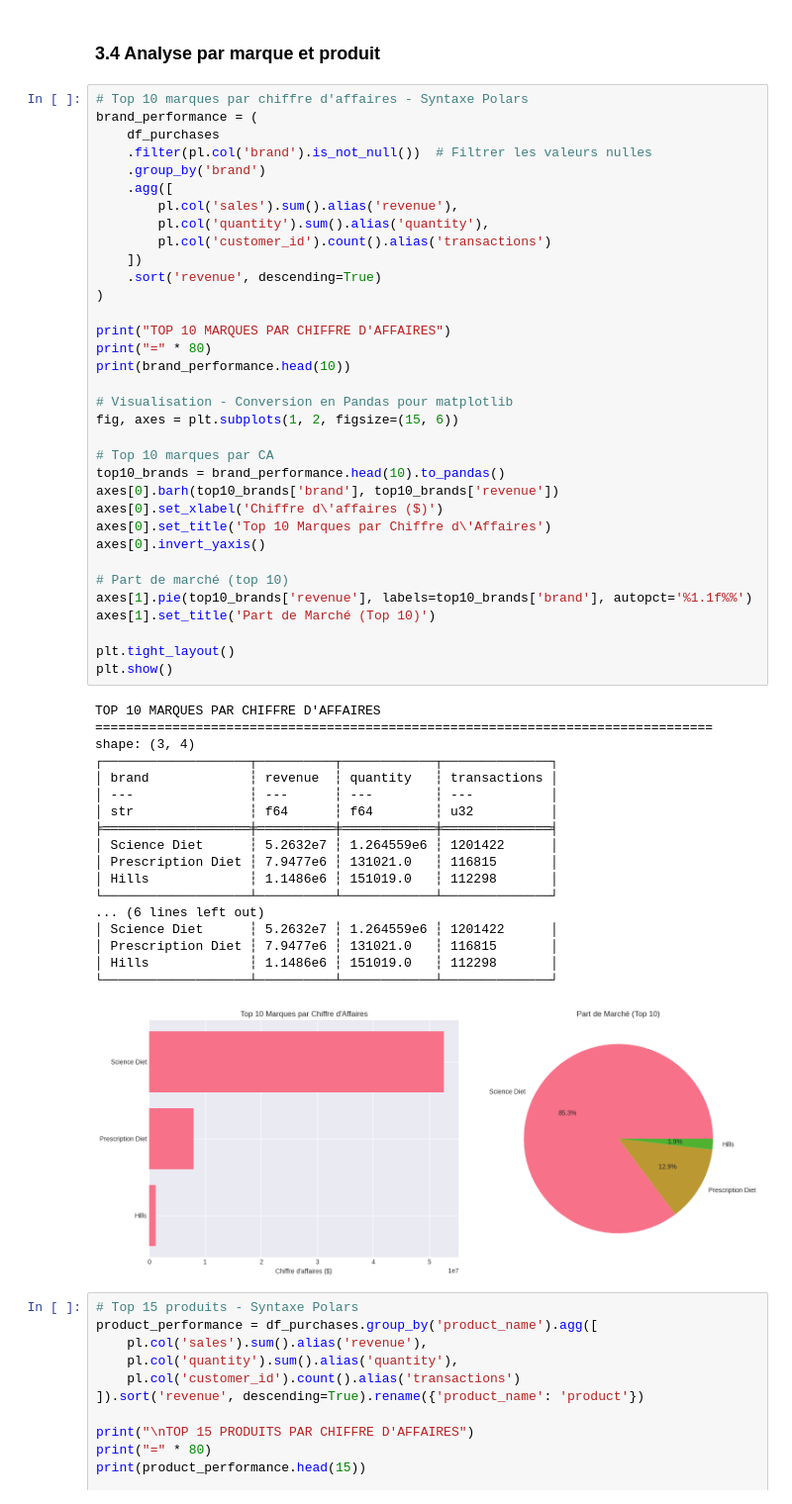
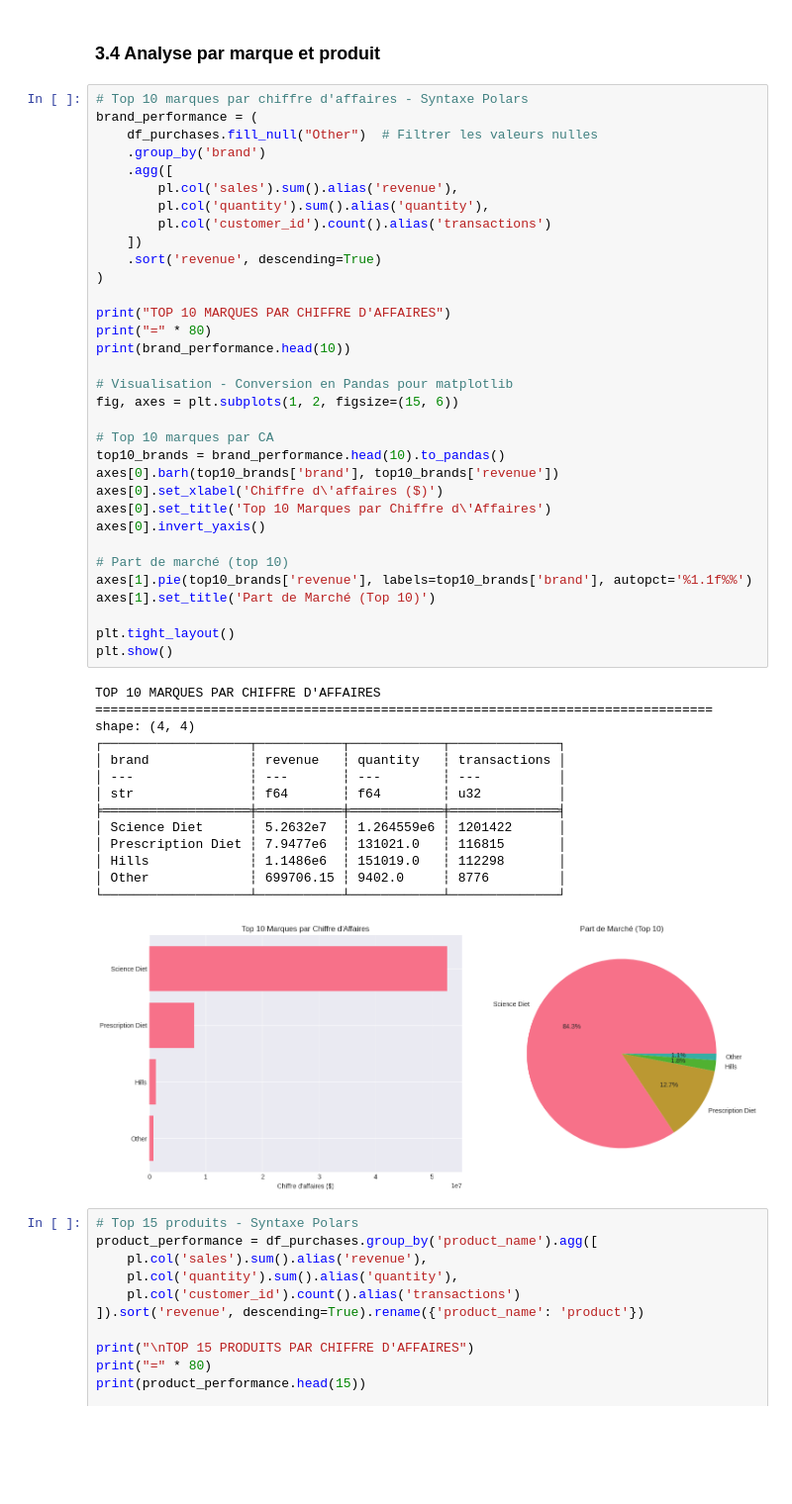
Before and after one commit to NathanDuboisset/data_challenge_mie, a Jupyter notebook: data_analysis.ipynb, the cells around one changed output. Shown at 99% size. Drawn from its saved outputs; the diff is of its cells as text; blank space fills up the shorter version.

Commit message:
nulls dans le graphe

```diff
--- a/data_analysis.ipynb
+++ b/data_analysis.ipynb
@@ -346,56 +346,51 @@ print("✓ Analyse temporelle effectuée")
 # %%
 # Top 10 marques par chiffre d'affaires - Syntaxe Polars
 brand_performance = (
-    df_purchases
-    .filter(pl.col('brand').is_not_null())  # Filtrer les valeurs nulles
+    df_purchases.fill_null("Other")  # Filtrer les valeurs nulles
     .group_by('brand')
     .agg([
         pl.col('sales').sum().alias('revenue'),
         pl.col('quantity').sum().alias('quantity'),
         pl.col('customer_id').count().alias('transactions')
     ])
     .sort('revenue', descending=True)
 )
 
 print("TOP 10 MARQUES PAR CHIFFRE D'AFFAIRES")
 print("=" * 80)
 print(brand_performance.head(10))
 
 # Visualisation - Conversion en Pandas pour matplotlib
 fig, axes = plt.subplots(1, 2, figsize=(15, 6))
 
 # Top 10 marques par CA
 top10_brands = brand_performance.head(10).to_pandas()
 axes[0].barh(top10_brands['brand'], top10_brands['revenue'])
 axes[0].set_xlabel('Chiffre d\'affaires ($)')
 axes[0].set_title('Top 10 Marques par Chiffre d\'Affaires')
 axes[0].invert_yaxis()
 
 # Part de marché (top 10)
 axes[1].pie(top10_brands['revenue'], labels=top10_brands['brand'], autopct='%1.1f%%')
 axes[1].set_title('Part de Marché (Top 10)')
 
 plt.tight_layout()
 plt.show()
 # %% [output]
 TOP 10 MARQUES PAR CHIFFRE D'AFFAIRES
 ================================================================================
-shape: (3, 4)
-┌───────────────────┬──────────┬────────────┬──────────────┐
-│ brand             ┆ revenue  ┆ quantity   ┆ transactions │
-│ ---               ┆ ---      ┆ ---        ┆ ---          │
-│ str               ┆ f64      ┆ f64        ┆ u32          │
-╞═══════════════════╪══════════╪════════════╪══════════════╡
-│ Science Diet      ┆ 5.2632e7 ┆ 1.264559e6 ┆ 1201422      │
-│ Prescription Diet ┆ 7.9477e6 ┆ 131021.0   ┆ 116815       │
-│ Hills             ┆ 1.1486e6 ┆ 151019.0   ┆ 112298       │
-└───────────────────┴──────────┴────────────┴──────────────┘
-... (6 lines left out)
-│ Science Diet      ┆ 5.2632e7 ┆ 1.264559e6 ┆ 1201422      │
-│ Prescription Diet ┆ 7.9477e6 ┆ 131021.0   ┆ 116815       │
-│ Hills             ┆ 1.1486e6 ┆ 151019.0   ┆ 112298       │
-└───────────────────┴──────────┴────────────┴──────────────┘
+shape: (4, 4)
+┌───────────────────┬───────────┬────────────┬──────────────┐
+│ brand             ┆ revenue   ┆ quantity   ┆ transactions │
+│ ---               ┆ ---       ┆ ---        ┆ ---          │
+│ str               ┆ f64       ┆ f64        ┆ u32          │
+╞═══════════════════╪═══════════╪════════════╪══════════════╡
+│ Science Diet      ┆ 5.2632e7  ┆ 1.264559e6 ┆ 1201422      │
+│ Prescription Diet ┆ 7.9477e6  ┆ 131021.0   ┆ 116815       │
+│ Hills             ┆ 1.1486e6  ┆ 151019.0   ┆ 112298       │
+│ Other             ┆ 699706.15 ┆ 9402.0     ┆ 8776         │
+└───────────────────┴───────────┴────────────┴──────────────┘
-[figure, old version]
+[figure, new version]
 # %%
 # Top 15 produits - Syntaxe Polars
 product_performance = df_purchases.group_by('product_name').agg([
```
Also changed, not shown: parts of 9 cells of this notebook.
